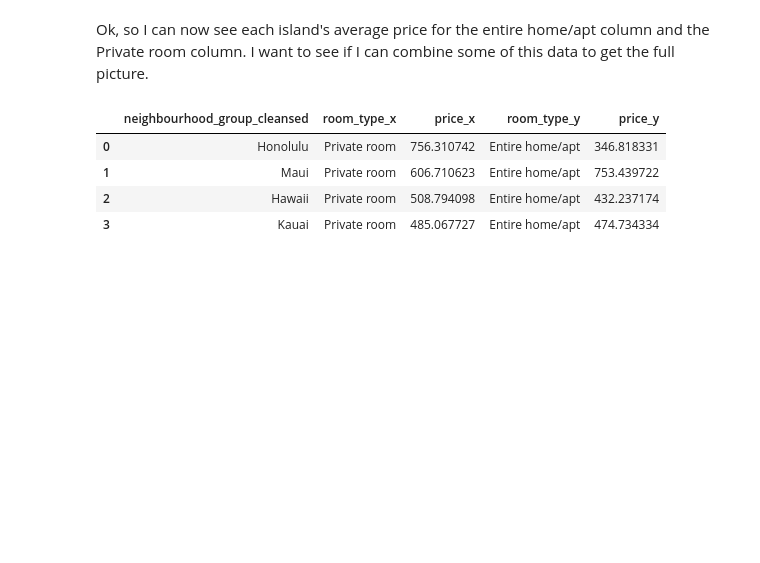
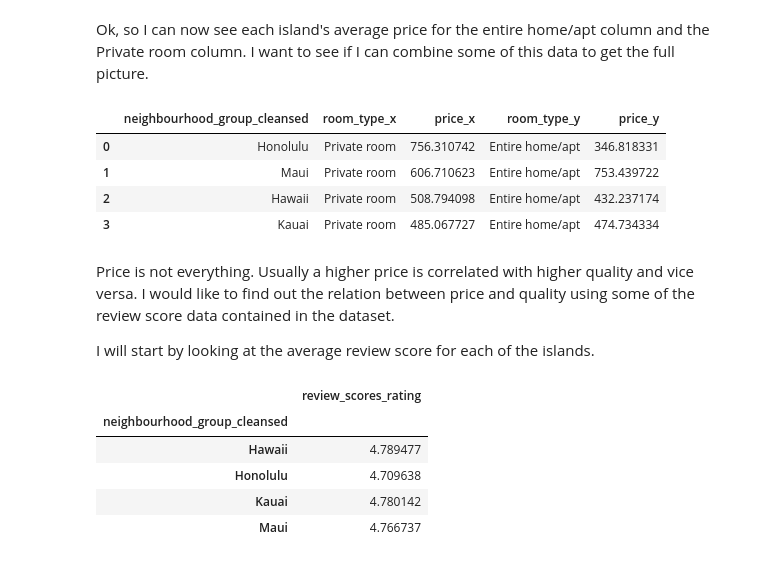
Before and after one commit to ubco-W2022T2-data301/project-group-group38, a Jupyter notebook: CB_EDA_Milestone3.ipynb, the cells around one changed output. Drawn from its saved outputs; the diff is of its cells as text; code cells hidden in the pictures; blank space fills up the shorter version.

```diff
--- a/CB_EDA_Milestone3.ipynb
+++ b/CB_EDA_Milestone3.ipynb
@@ -195,3 +205,18 @@ df_combined
 | 1 | Maui | Private room | 606.710623 | Entire home/apt | 753.439722 |
 | 2 | Hawaii | Private room | 508.794098 | Entire home/apt | 432.237174 |
 | 3 | Kauai | Private room | 485.067727 | Entire home/apt | 474.734334 |
+# %% [markdown]
+Price is not everything. Usually a higher price is correlated with higher quality and vice versa. I would like to find out the relation between price and quality using some of the review score data contained in the dataset.
+
+I will start by looking at the average review score for each of the islands.
+# %%
+df = df[['neighbourhood_group_cleansed', 'review_scores_rating']]
+df = df.groupby('neighbourhood_group_cleansed').mean()
+df
+# %% [output]
+|  | review_scores_rating |
+| neighbourhood_group_cleansed |  |
+| Hawaii | 4.789477 |
+| Honolulu | 4.709638 |
+| Kauai | 4.780142 |
+| Maui | 4.766737 |
```
Also changed, not shown: parts of 5 cells of this notebook.
